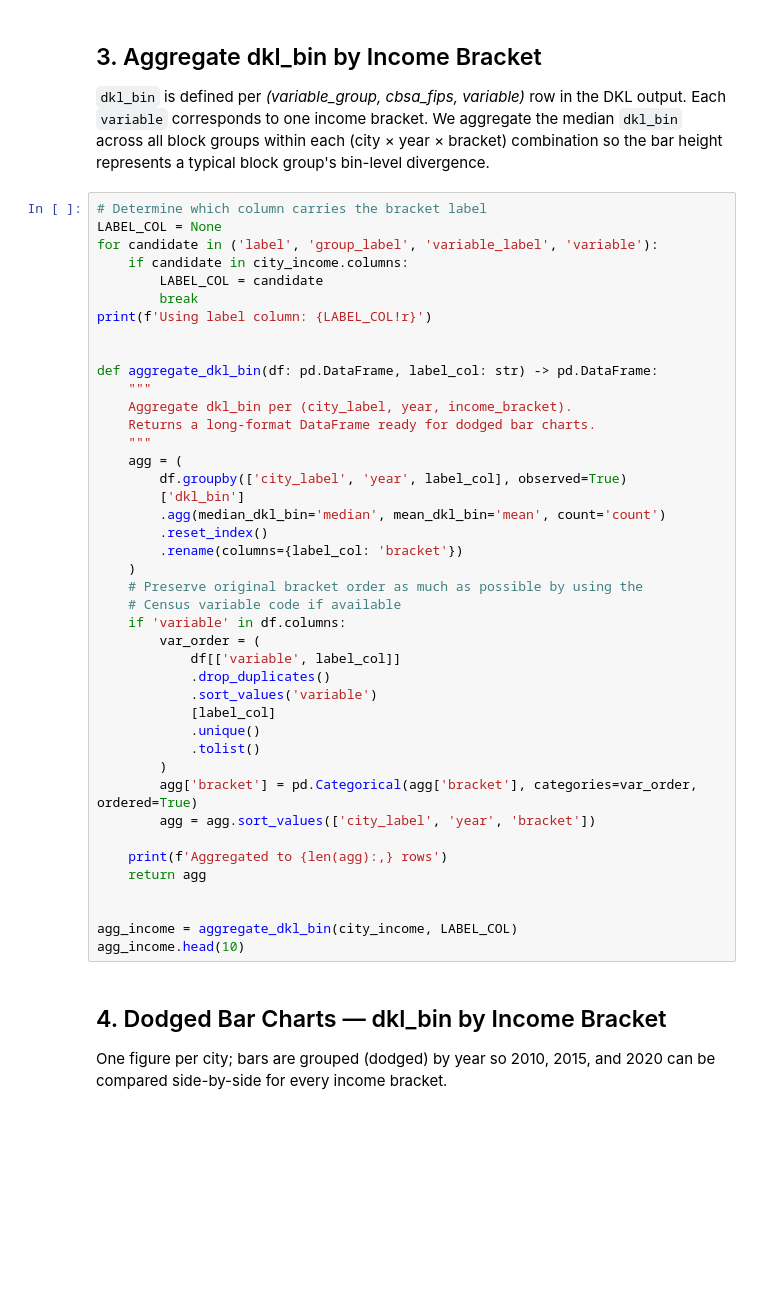
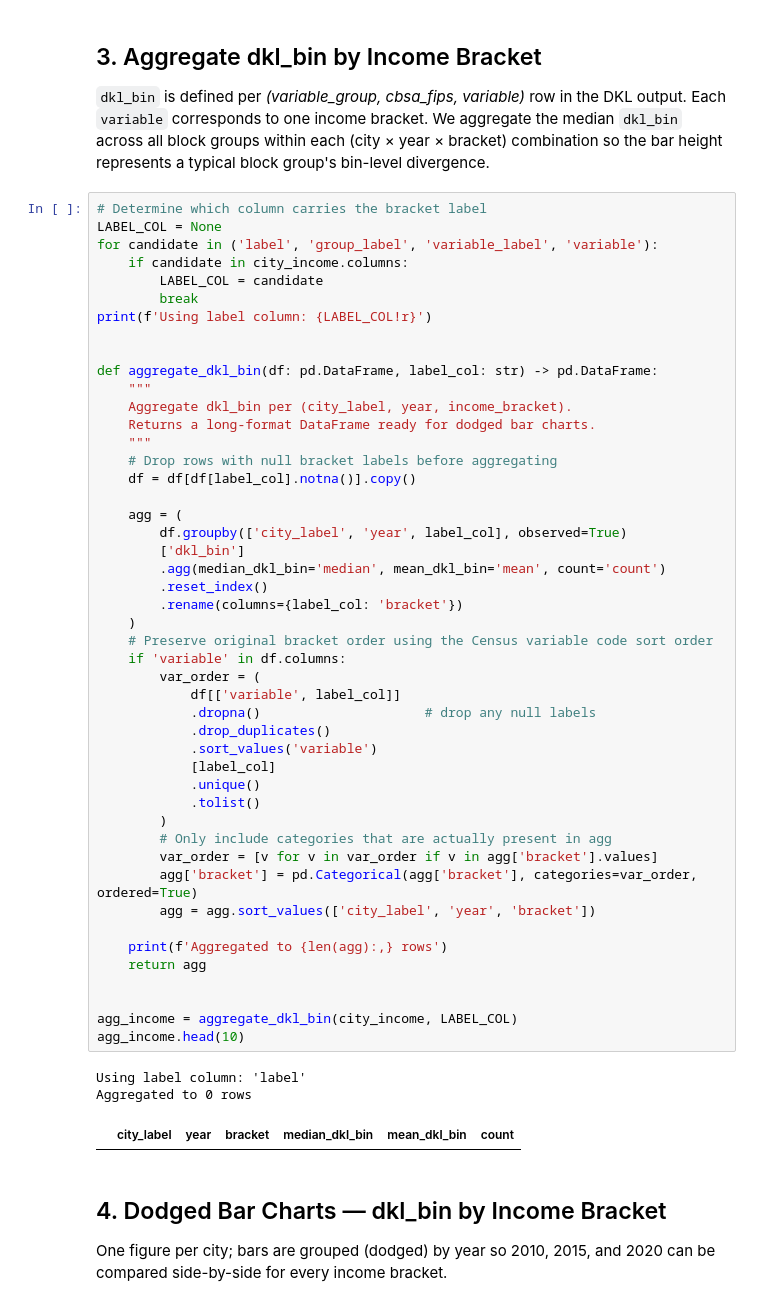
Before and after one commit to mansueto-institute/dkl-metric, a Jupyter notebook: pipeline/notebooks/7_income_plots.ipynb, the cells around one changed output. Saved outputs shown, nothing was run; the diff lists cells and outputs as text; blank space fills up the shorter version.

```diff
--- a/pipeline/notebooks/7_income_plots.ipynb
+++ b/pipeline/notebooks/7_income_plots.ipynb
@@ -141,35 +177,44 @@ print(f'Using label column: {LABEL_COL!r}')
 def aggregate_dkl_bin(df: pd.DataFrame, label_col: str) -> pd.DataFrame:
     """
     Aggregate dkl_bin per (city_label, year, income_bracket).
     Returns a long-format DataFrame ready for dodged bar charts.
     """
+    # Drop rows with null bracket labels before aggregating
+    df = df[df[label_col].notna()].copy()
+
     agg = (
         df.groupby(['city_label', 'year', label_col], observed=True)
         ['dkl_bin']
         .agg(median_dkl_bin='median', mean_dkl_bin='mean', count='count')
         .reset_index()
         .rename(columns={label_col: 'bracket'})
     )
-    # Preserve original bracket order as much as possible by using the
-    # Census variable code if available
+    # Preserve original bracket order using the Census variable code sort order
     if 'variable' in df.columns:
         var_order = (
             df[['variable', label_col]]
+            .dropna()                     # drop any null labels
             .drop_duplicates()
             .sort_values('variable')
             [label_col]
             .unique()
             .tolist()
         )
+        # Only include categories that are actually present in agg
+        var_order = [v for v in var_order if v in agg['bracket'].values]
         agg['bracket'] = pd.Categorical(agg['bracket'], categories=var_order, ordered=True)
         agg = agg.sort_values(['city_label', 'year', 'bracket'])
 
     print(f'Aggregated to {len(agg):,} rows')
     return agg
 
 
 agg_income = aggregate_dkl_bin(city_income, LABEL_COL)
 agg_income.head(10)
+# %% [output]
+Using label column: 'label'
+Aggregated to 0 rows
+|  | city_label | year | bracket | median_dkl_bin | mean_dkl_bin | count |
 # %% [markdown]
 ## 4. Dodged Bar Charts — dkl_bin by Income Bracket
 
```
Also changed, not shown: parts of 6 cells of this notebook, 2 other files.
